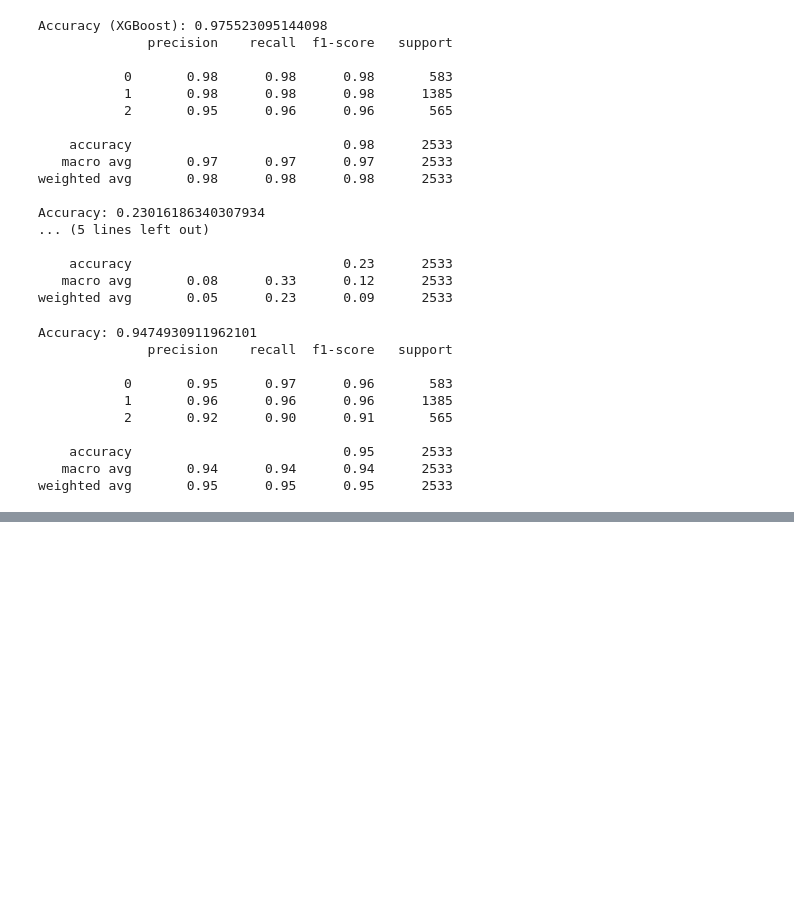
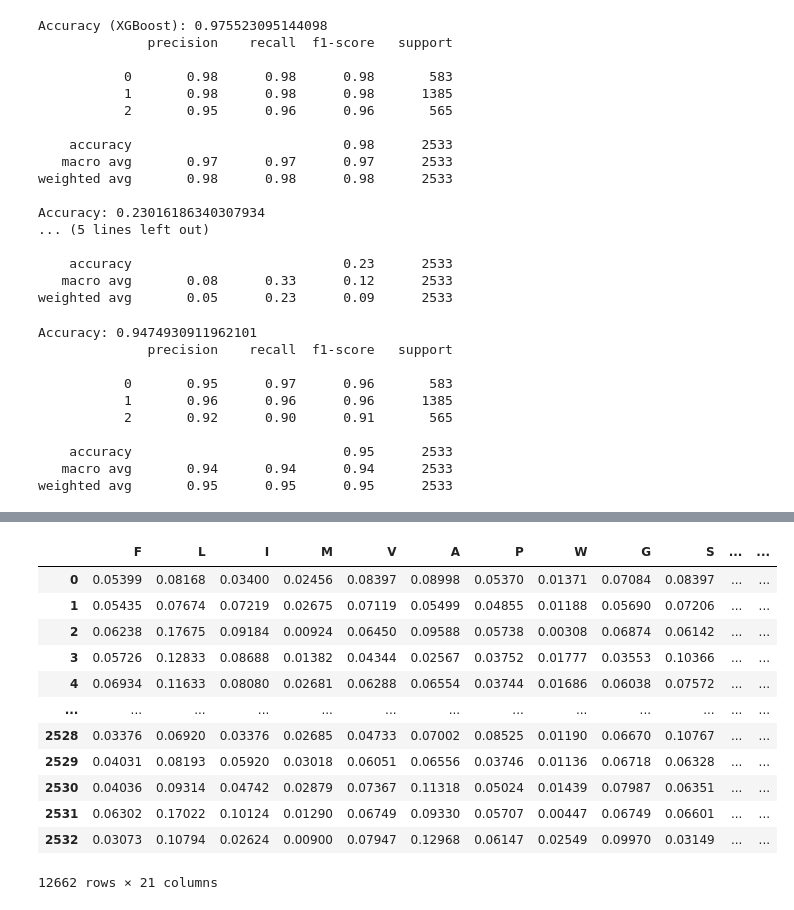
Before and after one commit to YingrongChen/cs334-DNAcodon, a Jupyter notebook: CodonProject.ipynb, the cells around one changed output, grey strips where cells are left out. Drawn from its saved outputs; the diff is of its cells as text; code cells hidden in the pictures; blank space fills up the shorter version.

```diff
--- a/CodonProject.ipynb
+++ b/CodonProject.ipynb
@@ -405,0 +608,53 @@ weighted avg       0.95      0.95      0.95      2533
+# %%
+def convert_codons_to_amino_acids(df):
+    # Define a dictionary mapping codons to amino acids
+    codon_to_amino_acid = {
+        'UUU': 'F', 'UUC': 'F', 'UUA': 'L', 'UUG': 'L',
+        'CUU': 'L', 'CUC': 'L', 'CUA': 'L', 'CUG': 'L',
+        'AUU': 'I', 'AUC': 'I', 'AUA': 'I', 'AUG': 'M',
+        'GUU': 'V', 'GUC': 'V', 'GUA': 'V', 'GUG': 'V',
+        'UCU': 'S', 'UCC': 'S', 'UCA': 'S', 'UCG': 'S',
+        'CCU': 'P', 'CCC': 'P', 'CCA': 'P', 'CCG': 'P',
+        'ACU': 'T', 'ACC': 'T', 'ACA': 'T', 'ACG': 'T',
+        'GCU': 'A', 'GCC': 'A', 'GCA': 'A', 'GCG': 'A',
+        'UAU': 'Y', 'UAC': 'Y', 'UAA': 'STOP', 'UAG': 'STOP',
+        'CAU': 'H', 'CAC': 'H', 'CAA': 'Q', 'CAG': 'Q',
+        'AAU': 'N', 'AAC': 'N', 'AAA': 'K', 'AAG': 'K',
+        'GAU': 'D', 'GAC': 'D', 'GAA': 'E', 'GAG': 'E',
+        'UGU': 'C', 'UGC': 'C', 'UGA': 'STOP', 'UGG': 'W',
+        'CGU': 'R', 'CGC': 'R', 'CGA': 'R', 'CGG': 'R',
+        'AGU': 'S', 'AGC': 'S', 'AGA': 'R', 'AGG': 'R',
+        'GGU': 'G', 'GGC': 'G', 'GGA': 'G', 'GGG': 'G',
+    }
+
+    # Convert codons to amino acids
+    amino_acids = df.columns.map(codon_to_amino_acid)
+
+    # Create a new DataFrame with amino acids as columns
+    df_aa = pd.DataFrame(index=df.index, columns=amino_acids)
+
+    # Aggregate frequencies for codons coding the same amino acid
+    for amino_acid in df_aa.columns:
+        corresponding_codons = [codon for codon, aa in codon_to_amino_acid.items() if aa == amino_acid]
+        df_aa[amino_acid] = df[corresponding_codons].sum(axis=1)
+
+    return df_aa
+# %%
+test = convert_codons_to_amino_acids(X)
+# %%
+test1 = test.loc[:, ~test.columns.duplicated()]
+test1
+# %% [output]
+|  | F | L | I | M | V | A | P | W | G | S | ... | ... |
+| 0 | 0.05399 | 0.08168 | 0.03400 | 0.02456 | 0.08397 | 0.08998 | 0.05370 | 0.01371 | 0.07084 | 0.08397 | ... | ... |
+| 1 | 0.05435 | 0.07674 | 0.07219 | 0.02675 | 0.07119 | 0.05499 | 0.04855 | 0.01188 | 0.05690 | 0.07206 | ... | ... |
+| 2 | 0.06238 | 0.17675 | 0.09184 | 0.00924 | 0.06450 | 0.09588 | 0.05738 | 0.00308 | 0.06874 | 0.06142 | ... | ... |
+| 3 | 0.05726 | 0.12833 | 0.08688 | 0.01382 | 0.04344 | 0.02567 | 0.03752 | 0.01777 | 0.03553 | 0.10366 | ... | ... |
+| 4 | 0.06934 | 0.11633 | 0.08080 | 0.02681 | 0.06288 | 0.06554 | 0.03744 | 0.01686 | 0.06038 | 0.07572 | ... | ... |
+| ... | ... | ... | ... | ... | ... | ... | ... | ... | ... | ... | ... | ... |
+| 2528 | 0.03376 | 0.06920 | 0.03376 | 0.02685 | 0.04733 | 0.07002 | 0.08525 | 0.01190 | 0.06670 | 0.10767 | ... | ... |
+| 2529 | 0.04031 | 0.08193 | 0.05920 | 0.03018 | 0.06051 | 0.06556 | 0.03746 | 0.01136 | 0.06718 | 0.06328 | ... | ... |
+| 2530 | 0.04036 | 0.09314 | 0.04742 | 0.02879 | 0.07367 | 0.11318 | 0.05024 | 0.01439 | 0.07987 | 0.06351 | ... | ... |
+| 2531 | 0.06302 | 0.17022 | 0.10124 | 0.01290 | 0.06749 | 0.09330 | 0.05707 | 0.00447 | 0.06749 | 0.06601 | ... | ... |
+| 2532 | 0.03073 | 0.10794 | 0.02624 | 0.00900 | 0.07947 | 0.12968 | 0.06147 | 0.02549 | 0.09970 | 0.03149 | ... | ... |
+12662 rows × 21 columns
```
Also changed, not shown: parts of 19 cells of this notebook.
